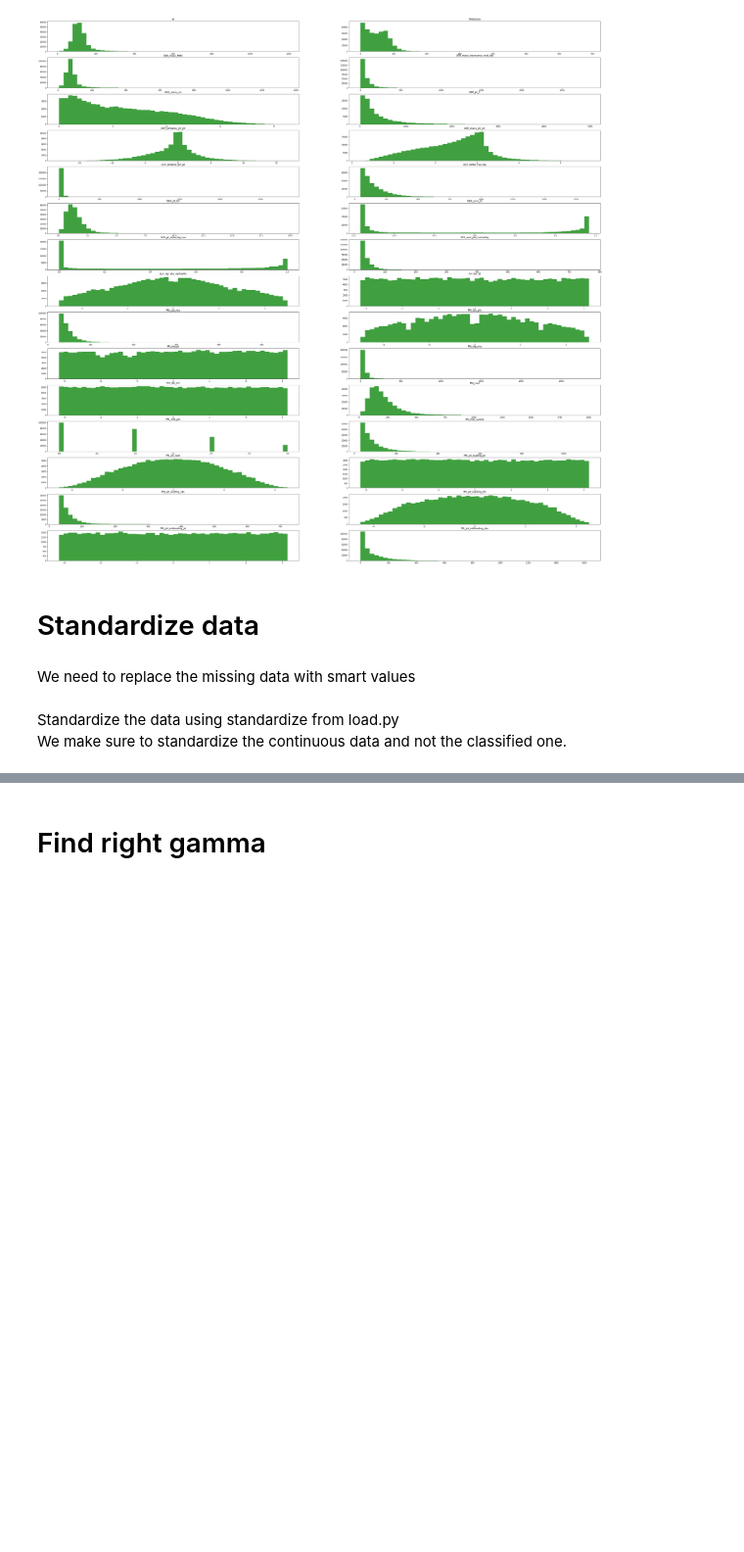
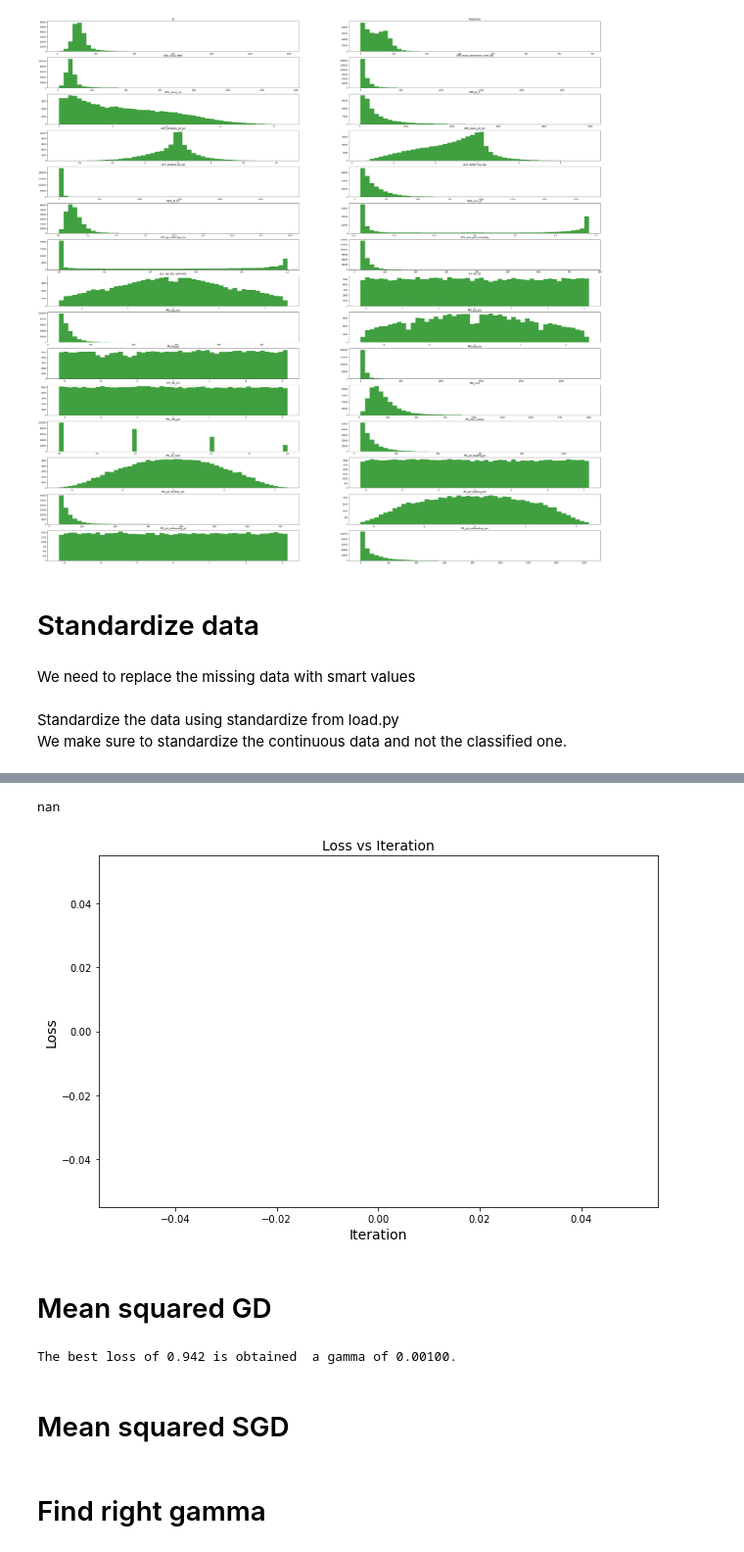
Before and after one commit to mkondracki/ML_project_1, a Jupyter notebook: Projet_1.ipynb, the cells around one changed output, grey strips where cells are left out. Shown: that part at 98% size. Drawn from its saved outputs; the diff is of its cells as text; code cells hidden in the pictures; blank space fills up the shorter version.

```diff
--- a/Projet_1.ipynb
+++ b/Projet_1.ipynb
@@ -243,0 +414,25 @@ TypeError: only size-1 arrays can be converted to Python scalars
+# %%
+x_tr_var_p = build_poly(x_tr_var, 2)
+lambda_ = 10**(-7)
+initial_w = np.full(x_tr_var_p.shape[1], 0.1)
+max_iters = 1000
+fonction_to_optimize = 'reg_logistic_regression'
+
+gamma = 10**(-3)
+
+w, losses = reg_logistic_regression(y_tr, x_tr_var_p, lambda_, initial_w, max_iters, gamma)
+plot_loss_iteration(losses)
+# %% [output]
+nan
+[figure, added]
+# %% [markdown]
+# Mean squared GD
+# %%
+initial_w = np.array([-0.07, 0.02, 0.03, 0.2, 0.3, -0.1, 0.3, 0.3, 0.25, -0.04, 0.3, 0.3, 0.3, 0.2, 0.3, 0.3, 0.15, 0.3, 0.3, 0.1, 0.3, -0.2, 0.1, 0.3, 1, 0.3, 0.1, 0.3, 0.3, 0.2])
+gamma = 10**(-3)
+max_iters = 100
+bias = 1
+ws, losses = mean_squared_error_gd(y, x, initial_w, bias, max_iters, gamma)
+print("The best loss of %.3f is obtained  a gamma of %.5f." % (losses, gamma))
+# %% [output]
+The best loss of 0.942 is obtained  a gamma of 0.00100.
@@ -243,0 +449,2 @@ TypeError: only size-1 arrays can be converted to Python scalars
+# %% [markdown]
+# Mean squared SGD
```
Also changed, not shown: parts of 85 cells of this notebook, 4 other files.
